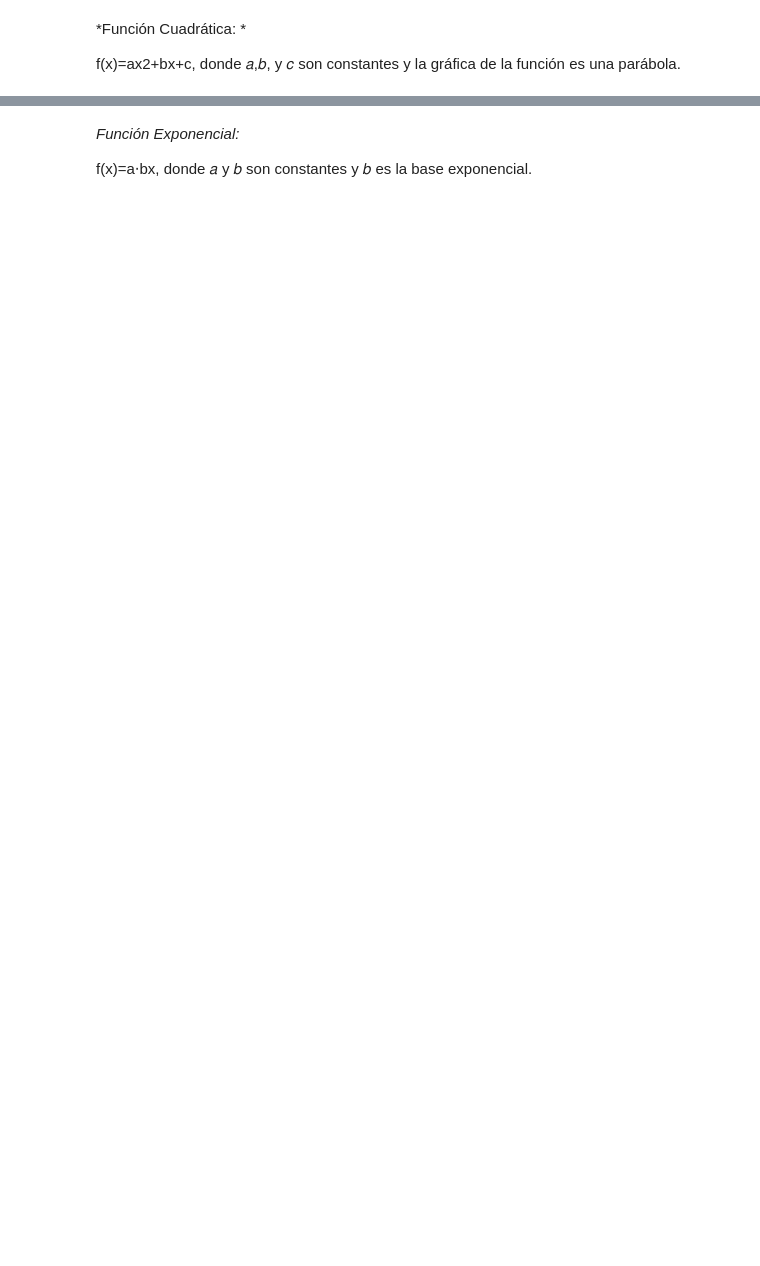
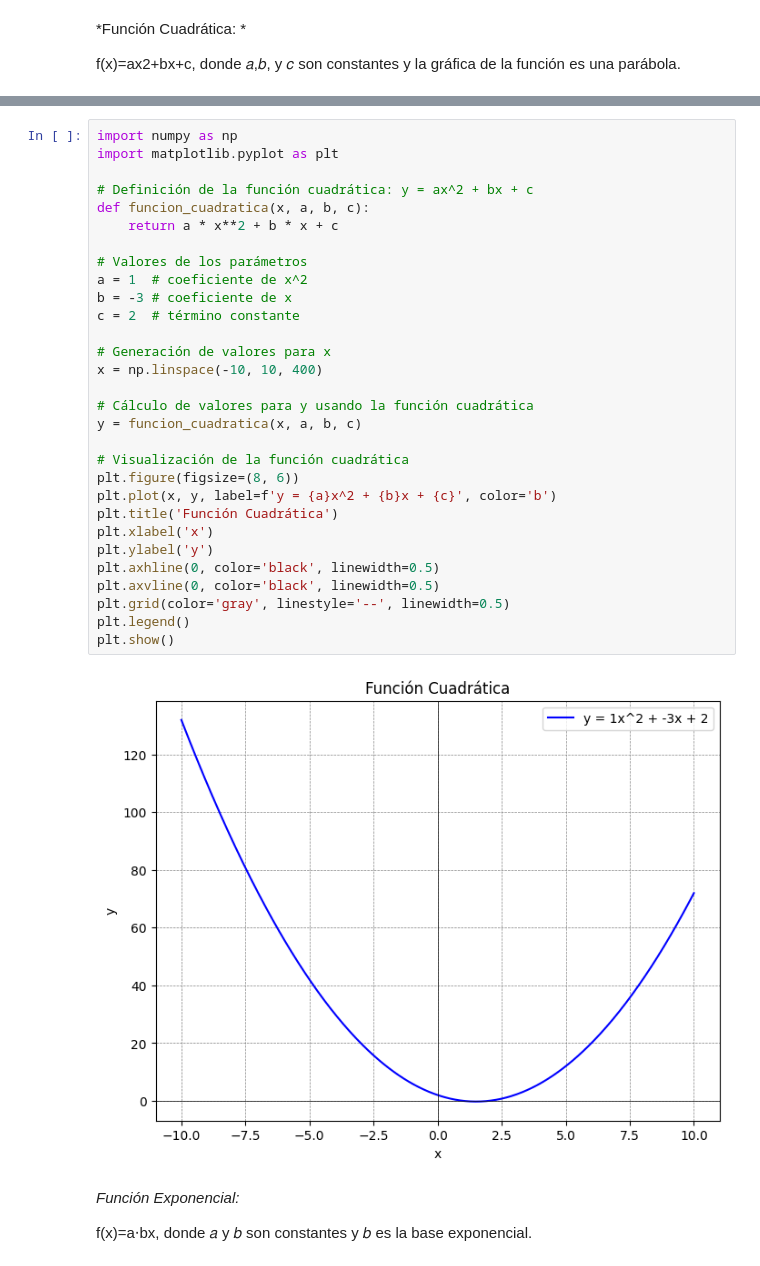
Before and after one commit to Katty-Torres/mathUCE, a Jupyter notebook: 5_Funciones_en_Python,_noción_de_distancia,_espacios_métricos.ipynb, the cells around one changed output, grey strips where cells are left out. Saved outputs shown, nothing was run; the diff lists cells and outputs as text; blank space fills up the shorter version.

```diff
--- a/5_Funciones_en_Python,_noción_de_distancia,_espacios_métricos.ipynb
+++ b/5_Funciones_en_Python,_noción_de_distancia,_espacios_métricos.ipynb
@@ -182,3 +137,35 @@ print(f"El vértice de la función es: {vertice}")
+# %%
+import numpy as np
+import matplotlib.pyplot as plt
+
+# Definición de la función cuadrática: y = ax^2 + bx + c
+def funcion_cuadratica(x, a, b, c):
+    return a * x**2 + b * x + c
+
+# Valores de los parámetros
+a = 1  # coeficiente de x^2
+b = -3 # coeficiente de x
+c = 2  # término constante
+
+# Generación de valores para x
+x = np.linspace(-10, 10, 400)
+
+# Cálculo de valores para y usando la función cuadrática
+y = funcion_cuadratica(x, a, b, c)
+
+# Visualización de la función cuadrática
+plt.figure(figsize=(8, 6))
+plt.plot(x, y, label=f'y = {a}x^2 + {b}x + {c}', color='b')
+plt.title('Función Cuadrática')
+plt.xlabel('x')
+plt.ylabel('y')
+plt.axhline(0, color='black', linewidth=0.5)
+plt.axvline(0, color='black', linewidth=0.5)
+plt.grid(color='gray', linestyle='--', linewidth=0.5)
+plt.legend()
+plt.show()
+# %% [output]
+[figure, added]
 # %% [markdown]
 *Función Exponencial:*
 
```
Also changed, not shown: parts of 12 cells of this notebook.
